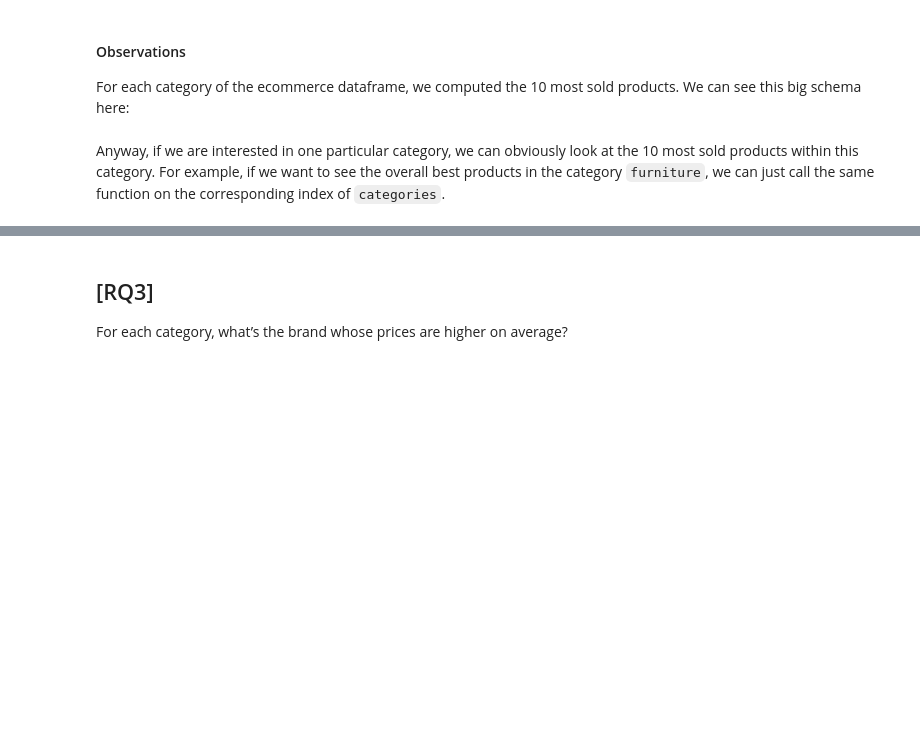
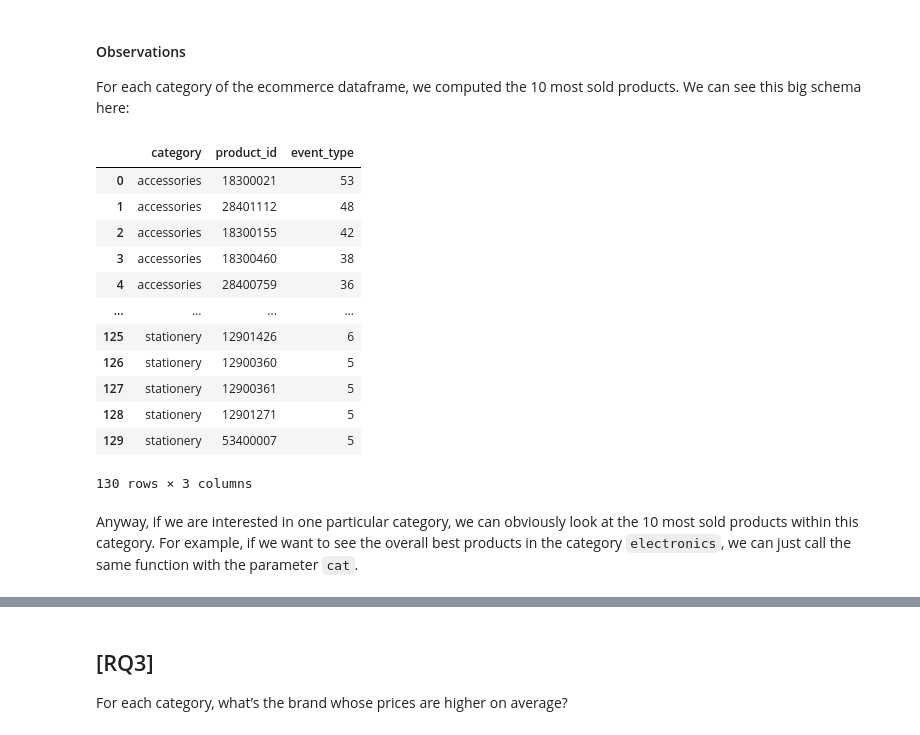
Before and after one commit to mikcnt/adm-homework-2, a Jupyter notebook: exercises_test.ipynb, the cells around one changed output, grey strips where cells are left out. Cells and saved outputs as stored; diff of their text form; code cells hidden in the pictures; blank space fills up the shorter version.

```diff
--- a/exercises_test.ipynb
+++ b/exercises_test.ipynb
@@ -136,2 +110,18 @@ functions.best_in_cat(sample)
+# %%
+functions_.best_in_cat(nov)
+# %% [output]
+|  | category | product_id | event_type |
+| 0 | accessories | 18300021 | 53 |
+| 1 | accessories | 28401112 | 48 |
+| 2 | accessories | 18300155 | 42 |
+| 3 | accessories | 18300460 | 38 |
+| 4 | accessories | 28400759 | 36 |
+| ... | ... | ... | ... |
+| 125 | stationery | 12901426 | 6 |
+| 126 | stationery | 12900360 | 5 |
+| 127 | stationery | 12900361 | 5 |
+| 128 | stationery | 12901271 | 5 |
+| 129 | stationery | 53400007 | 5 |
+130 rows × 3 columns
 # %% [markdown]
-Anyway, if we are interested in one particular category, we can obviously look at the 10 most sold products within this category. For example, if we want to see the overall best products in the category `furniture`, we can just call the same function on the corresponding index of `categories`.
+Anyway, if we are interested in one particular category, we can obviously look at the 10 most sold products within this category. For example, if we want to see the overall best products in the category `electronics`, we can just call the same function with the parameter `cat`.
```
Also changed, not shown: parts of 15 cells of this notebook, 1 other file.
